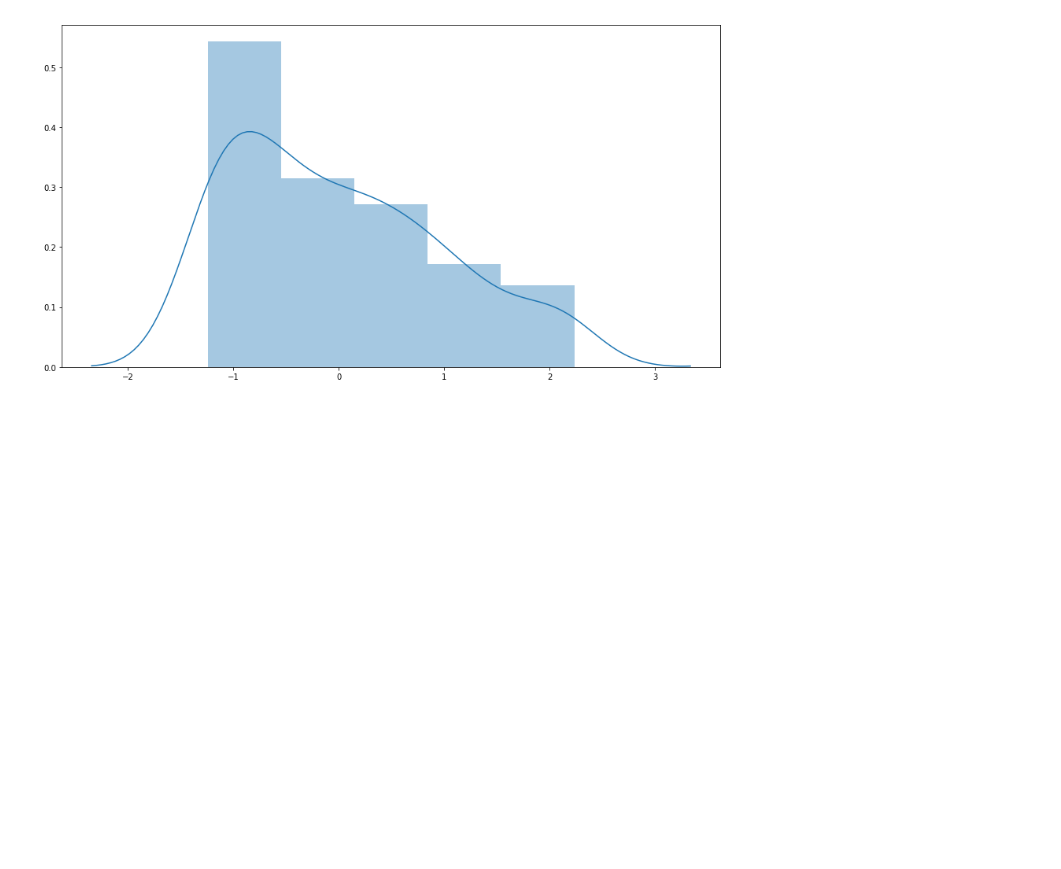
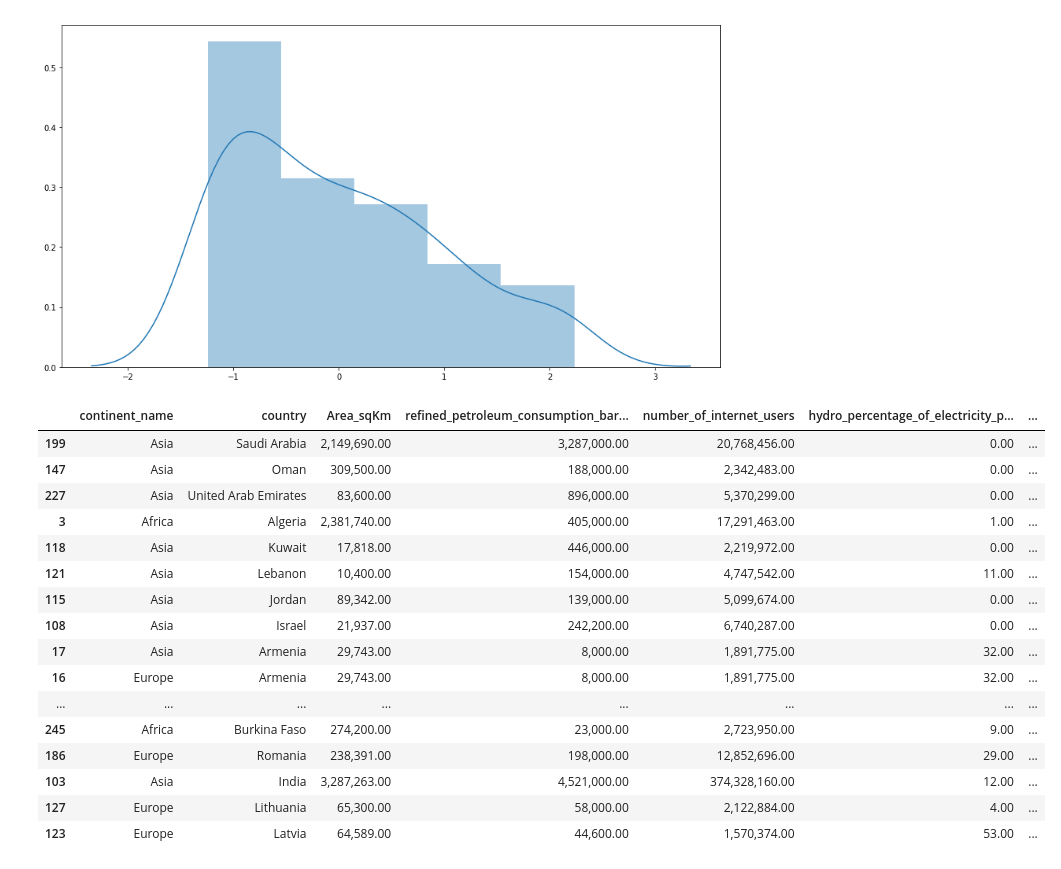
Before and after one commit to Silkways/CIA-Project, a Jupyter notebook: cia_notebook_gus.ipynb, the cells around one changed output. Cells and saved outputs as stored; diff of their text form; code cells hidden in the pictures; blank space fills up the shorter version.

```diff
--- a/cia_notebook_gus.ipynb
+++ b/cia_notebook_gus.ipynb
@@ -410,3 +411,24 @@ sns.distplot(renew_z_score, bins = 5)
 # %% [output]
 <matplotlib.axes._subplots.AxesSubplot at 0x...>
 [figure]
+# %%
+miliexp = final_df.sort_values('mili_exp_%_gdp', ascending = False)
+miliexp.head(n=50)
+# %% [output]
+|  | continent_name | country | Area_sqKm | refined_petroleum_consumption_bar... | number_of_internet_users | hydro_percentage_of_electricity_p... | ... |
+| 199 | Asia | Saudi Arabia | 2,149,690.00 | 3,287,000.00 | 20,768,456.00 | 0.00 | ... |
+| 147 | Asia | Oman | 309,500.00 | 188,000.00 | 2,342,483.00 | 0.00 | ... |
+| 227 | Asia | United Arab Emirates | 83,600.00 | 896,000.00 | 5,370,299.00 | 0.00 | ... |
+| 3 | Africa | Algeria | 2,381,740.00 | 405,000.00 | 17,291,463.00 | 1.00 | ... |
+| 118 | Asia | Kuwait | 17,818.00 | 446,000.00 | 2,219,972.00 | 0.00 | ... |
+| 121 | Asia | Lebanon | 10,400.00 | 154,000.00 | 4,747,542.00 | 11.00 | ... |
+| 115 | Asia | Jordan | 89,342.00 | 139,000.00 | 5,099,674.00 | 0.00 | ... |
+| 108 | Asia | Israel | 21,937.00 | 242,200.00 | 6,740,287.00 | 0.00 | ... |
+| 17 | Asia | Armenia | 29,743.00 | 8,000.00 | 1,891,775.00 | 32.00 | ... |
+| 16 | Europe | Armenia | 29,743.00 | 8,000.00 | 1,891,775.00 | 32.00 | ... |
+| ... | ... | ... | ... | ... | ... | ... | ... |
+| 245 | Africa | Burkina Faso | 274,200.00 | 23,000.00 | 2,723,950.00 | 9.00 | ... |
+| 186 | Europe | Romania | 238,391.00 | 198,000.00 | 12,852,696.00 | 29.00 | ... |
+| 103 | Asia | India | 3,287,263.00 | 4,521,000.00 | 374,328,160.00 | 12.00 | ... |
+| 127 | Europe | Lithuania | 65,300.00 | 58,000.00 | 2,122,884.00 | 4.00 | ... |
+| 123 | Europe | Latvia | 64,589.00 | 44,600.00 | 1,570,374.00 | 53.00 | ... |
```
Also changed, not shown: parts of 9 cells of this notebook.
